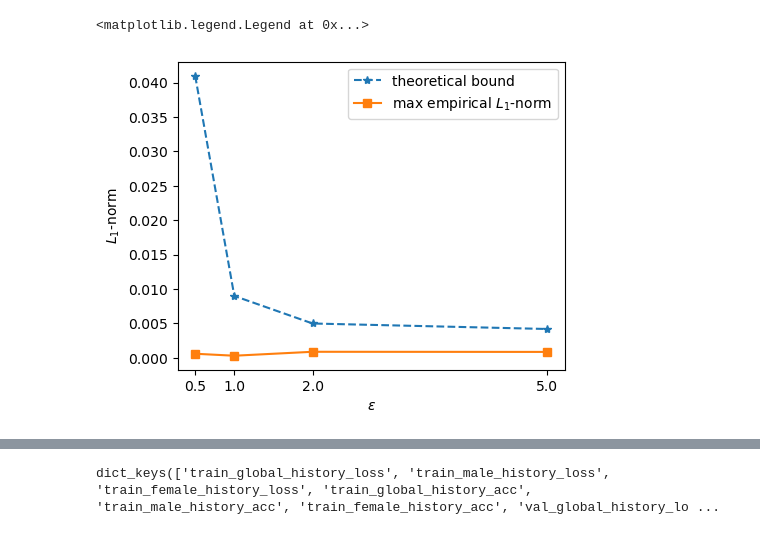
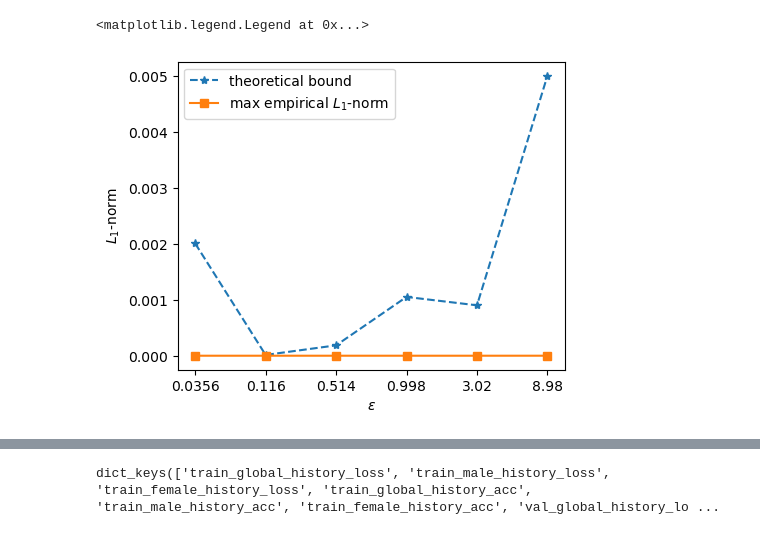
Before and after one commit to khangtran2020/FairDP, a Jupyter notebook: Error_Analysis.ipynb, the cells around one changed output, grey strips where cells are left out. Cells and saved outputs as stored; diff of their text form; code cells hidden in the pictures.

```diff
--- a/Error_Analysis.ipynb
+++ b/Error_Analysis.ipynb
@@ -10,14 +122,8 @@ def bound(noise_scale):
+# %%
+def bound(noise_scale, clip):
+    return 0.001*(2*clip+8*clip*noise_scale)/2
+# bound = 0.001*(2*1 + 8*1**2*1**2)/2
 # %%
-ns = [10.0, 2.0, 1.0, 0.8]
 bd = []
-for n in ns:
-    bd.append(bound(n))
+for i, n in enumerate(noise_scale):
+    bd.append(bound(n, clipping[i]))
-# %%
-with open('results/dict/adult_proposed_fold_0_9112022_234358.pkl', 'rb') as f:
-    run_ns_1 = pickle.load(f)
-with open('results/dict/adult_proposed_fold_0_9112022_234658.pkl', 'rb') as f:
-    run_ns_2 = pickle.load(f)
-with open('results/dict/adult_proposed_fold_0_9112022_234844.pkl', 'rb') as f:
-    run_ns_10 = pickle.load(f)
-with open('results/dict/adult_proposed_fold_0_9112022_235028.pkl', 'rb') as f:
-    run_ns_08 = pickle.load(f)
@@ -42,0 +130,11 @@ max_imperical_norm = [run_ns_10, run_ns_2, run_ns_1, run_ns_08]
+# %%
+max_deviation = []
+for file in fil:
+    with open('{}{}'.format(file_path,file), 'rb') as f:
+        res = pickle.load(f)
+        print(res.keys())
+        max_deviation.append(max(res['male_norm'][-1], res['female_norm'][-1]))
+        # if res['male'][-1] > best_performance:
+        #     best_performance = res['test_history_acc'][-1]
+        #     best_performance_index_ns_100 = i
+        #     best_file = file
@@ -43,11 +148,11 @@ max_imperical_norm = [run_ns_10, run_ns_2, run_ns_1, run_ns_08]
 # %%
-eps = [0.5, 1.0, 2.0, 5.0]
-plt.plot(eps, bd, '--*', label='theoretical bound')
-plt.plot(eps, max_imperical_norm, '-s', label=r'max empirical $L_1$-norm')
+# eps = [0.5, 1.0, 2.0, 5.0]
+plt.plot(range(len(epsilon)), bd, '--*', label='theoretical bound')
+plt.plot(range(len(epsilon)), max_deviation, '-s', label=r'max empirical $L_1$-norm')
 plt.ylabel(r'$L_1$-norm')
 plt.xlabel(r'$\epsilon$')
-plt.xticks(eps, eps)
+plt.xticks(range(len(epsilon)), epsilon)
 plt.legend()
 # %% [output]
 <matplotlib.legend.Legend at 0x...>
-[figure, old version]
+[figure, new version]
```
Also changed, not shown: parts of 18 cells of this notebook, 5 other files.
